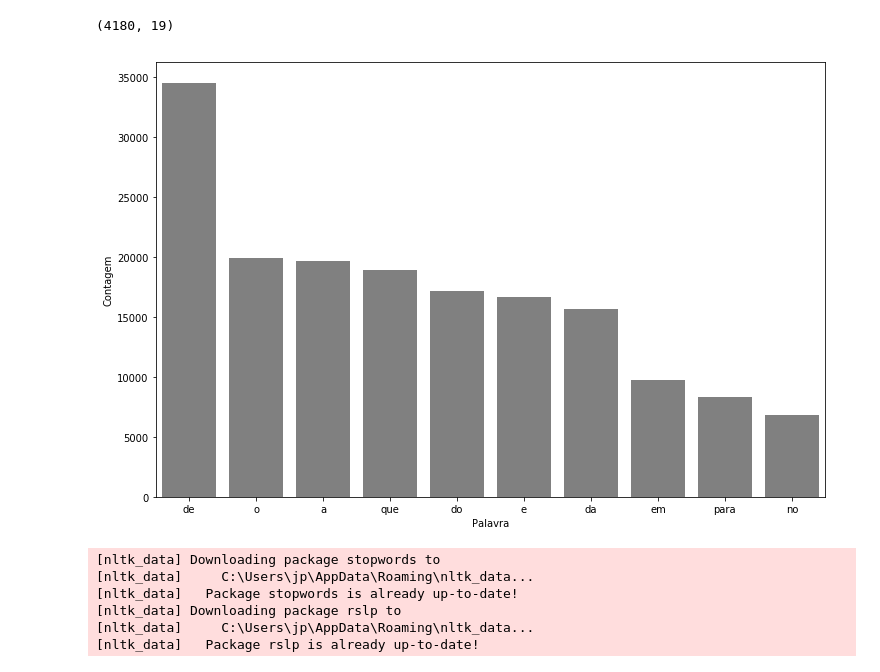
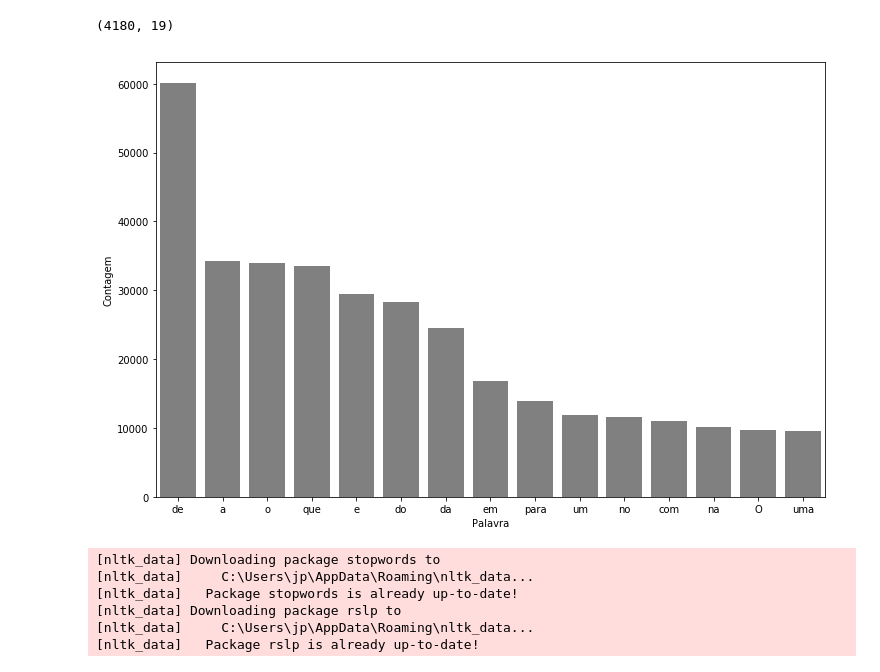
Before and after one commit to joaopaulopbjp/FakeNewsDetection, a Jupyter notebook: Fake News Classifier.ipynb, the cells around one changed output. Cells and saved outputs as stored; diff of their text form; code cells hidden in the pictures.

```diff
--- a/Fake News Classifier.ipynb
+++ b/Fake News Classifier.ipynb
@@ -287,9 +295,9 @@ def pareto(texto, coluna_texto, quantidade):
     ax.set(ylabel = "Contagem")
     plt.show()
 # %%
-pareto(df_politica, "texto normalizado", 10)
+pareto(df_tratado, "texto normalizado", 15)
 # %% [output]
-[figure, old version]
+[figure, new version]
 # %%
 import nltk
 nltk.download('stopwords')
```
Also changed, not shown: parts of 14 cells of this notebook.
